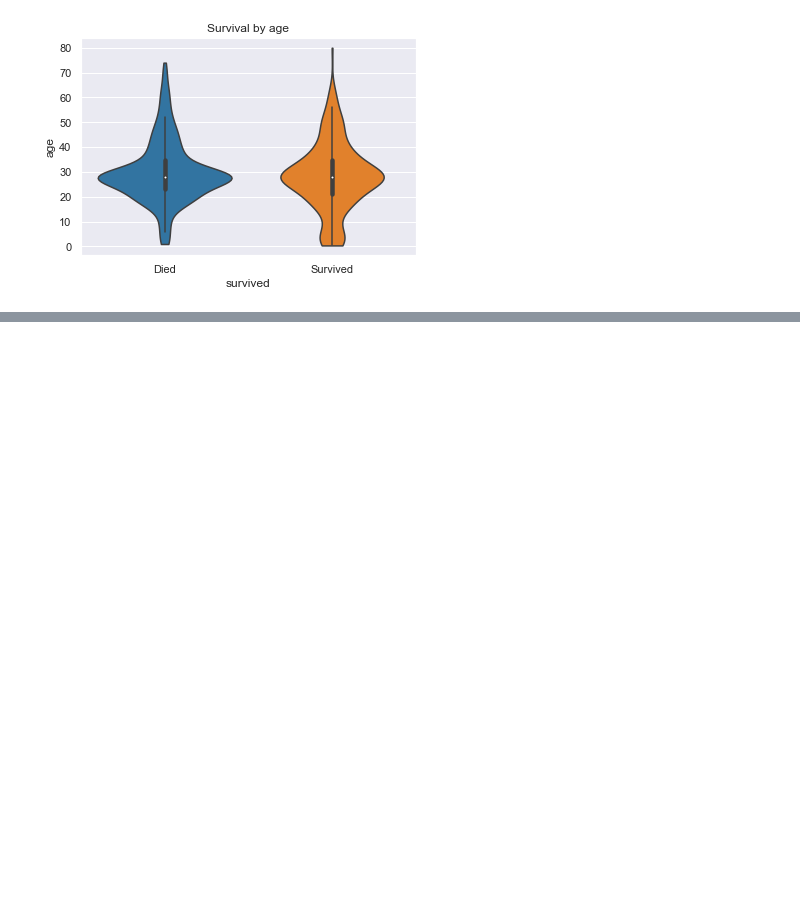
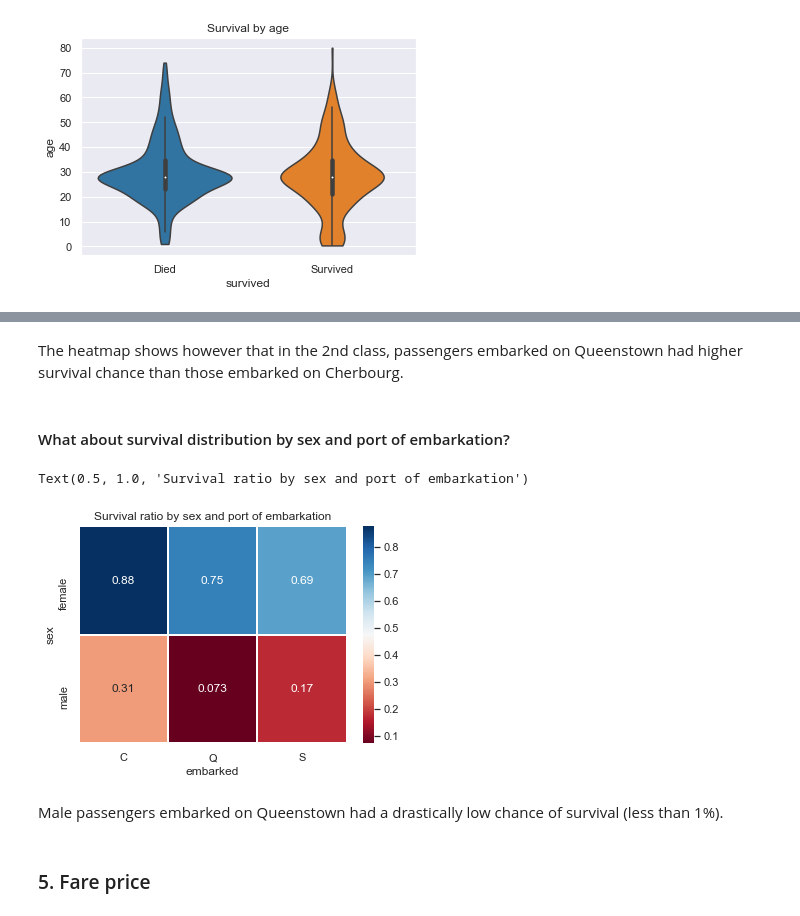
Before and after one commit to golecalicja/titanic-survivor-prediction, a Jupyter notebook: Titanic Survivor Prediction.ipynb, the cells around one changed output, grey strips where cells are left out. Saved outputs shown, nothing was run; the diff lists cells and outputs as text; code cells hidden in the pictures; blank space fills up the shorter version.

```diff
--- a/Titanic Survivor Prediction.ipynb
+++ b/Titanic Survivor Prediction.ipynb
@@ -452,0 +354,14 @@ Female passengers who had lower number of siblings/spouses (0, 1 or 2) had the h
+# %% [markdown]
+The heatmap shows however that in the 2nd class, passengers embarked on Queenstown had higher survival chance than those embarked on Cherbourg.
+# %% [markdown]
+#### What about survival distribution by sex and port of embarkation?
+# %%
+sns.heatmap(df_train.pivot_table(index="sex", columns="embarked", values="survived"), linewidths=1, cmap='RdBu', linecolor='white', annot=True)
+plt.title("Survival ratio by sex and port of embarkation")
+# %% [output]
+Text(0.5, 1.0, 'Survival ratio by sex and port of embarkation')
+[figure, added]
+# %% [markdown]
+Male passengers embarked on Queenstown had a drastically low chance of survival (less than 1%).
+# %% [markdown]
+### 5. Fare price
```
Also changed, not shown: parts of 97 cells of this notebook.
